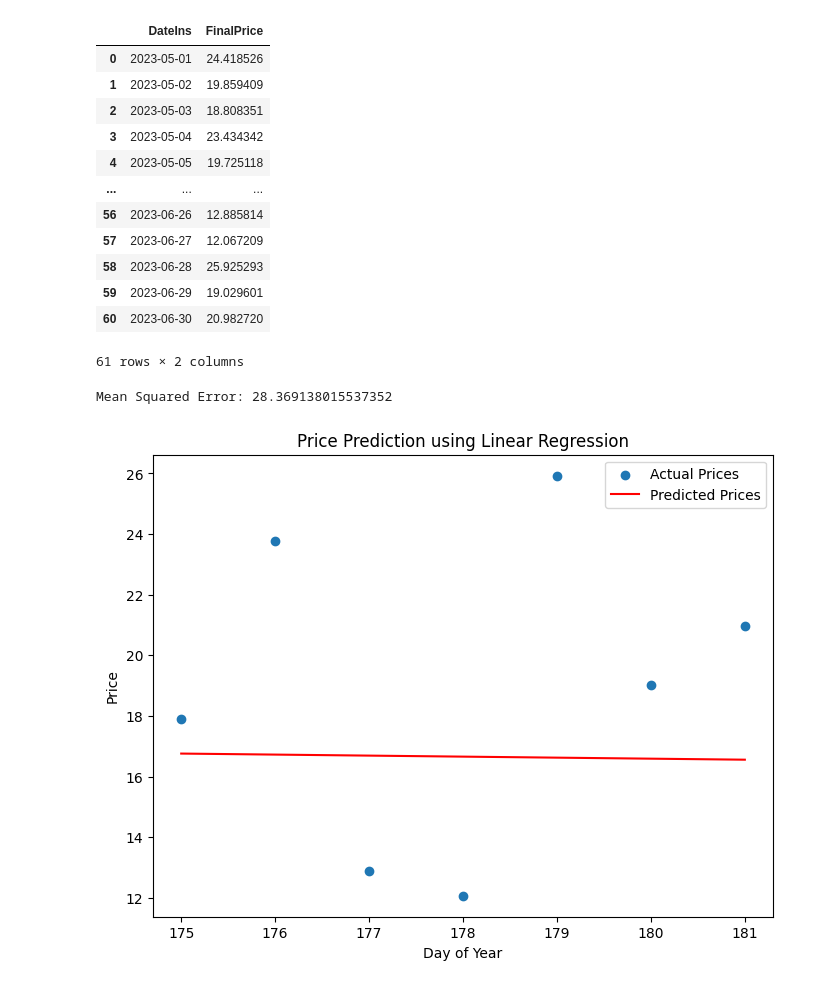
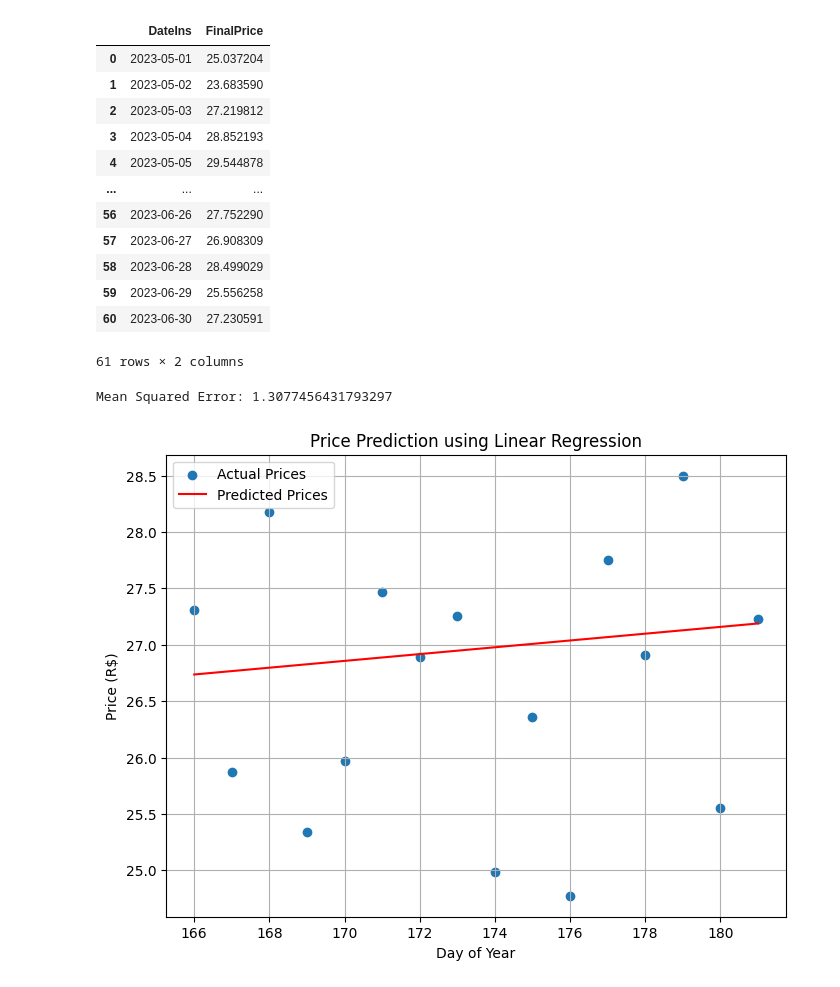
Before and after one commit to luizavboas/test-analytics-engineer_luiza, a Jupyter notebook: notebooks/ml_training.ipynb, the cells around one changed output. Drawn from its saved outputs; the diff is of its cells as text; code cells hidden in the pictures.

```diff
--- a/notebooks/ml_training.ipynb
+++ b/notebooks/ml_training.ipynb
@@ -136,23 +37,23 @@ selected_brand = 'Dove'
 df_join = df_join[(df_join["Customer"]==selected_customer)&
               (df_join["Brand"]==selected_brand)  ]
 
-selected_product = 'Condicionador Dove Nutrição Óleo Micelar 400 ML'
+selected_product = 'Condicionador'
 
-df_join = df_join[(df_join["Product"]==selected_product)].groupby("DateIns")["FinalPrice"].mean().reset_index()
+df_join = df_join[(df_join["Product"].str.find(selected_product)!=-1)].groupby("DateIns")["FinalPrice"].mean().reset_index()
 df_join
 # %% [output]
 |  | DateIns | FinalPrice |
-| 0 | 2023-05-01 | 24.418526 |
-| 1 | 2023-05-02 | 19.859409 |
-| 2 | 2023-05-03 | 18.808351 |
-| 3 | 2023-05-04 | 23.434342 |
-| 4 | 2023-05-05 | 19.725118 |
+| 0 | 2023-05-01 | 25.037204 |
+| 1 | 2023-05-02 | 23.683590 |
+| 2 | 2023-05-03 | 27.219812 |
+| 3 | 2023-05-04 | 28.852193 |
+| 4 | 2023-05-05 | 29.544878 |
 | ... | ... | ... |
-| 56 | 2023-06-26 | 12.885814 |
-| 57 | 2023-06-27 | 12.067209 |
-| 58 | 2023-06-28 | 25.925293 |
-| 59 | 2023-06-29 | 19.029601 |
-| 60 | 2023-06-30 | 20.982720 |
+| 56 | 2023-06-26 | 27.752290 |
+| 57 | 2023-06-27 | 26.908309 |
+| 58 | 2023-06-28 | 28.499029 |
+| 59 | 2023-06-29 | 25.556258 |
+| 60 | 2023-06-30 | 27.230591 |
 61 rows × 2 columns
 # %%
 df = pd.DataFrame(df_join)
@@ -163,34 +64,35 @@ df['DateIns'] = pd.to_datetime(df['DateIns'])
 df['DayOfYear'] = df['DateIns'].dt.dayofyear
 
 df = df.reset_index()
 
 # Split data into features (X) and target (y)
 X = df[['DayOfYear']]
 y = df["FinalPrice"]
 
 # Split data into training and testing sets
-X_train, X_test, y_train, y_test = train_test_split(X, y, test_size=0.1, shuffle=False)
+X_train, X_test, y_train, y_test = train_test_split(X, y, test_size=0.25, shuffle=False)
 
 # Initialize and train the linear regression model
 model = LinearRegression()
 model.fit(X_train, y_train)
 
 # Make predictions
 y_pred = model.predict(X_test)
 
 # Evaluate the model
 mse = mean_squared_error(y_test, y_pred)
 print("Mean Squared Error:", mse)
 
 # Visualize the predictions and actual prices
 plt.figure(figsize=(8, 6))
 plt.scatter(X_test, y_test, label='Actual Prices')
 plt.plot(X_test, y_pred, label='Predicted Prices', color='red')
 plt.xlabel('Day of Year')
-plt.ylabel('Price')
+plt.ylabel('Price (R$)')
 plt.title('Price Prediction using Linear Regression')
 plt.legend()
+plt.grid(True)
 plt.show()
 # %% [output]
-Mean Squared Error: 28.369138015537352
+Mean Squared Error: 1.3077456431793297
-[figure, old version]
+[figure, new version]
```
Also changed, not shown: parts of 2 cells of this notebook.
